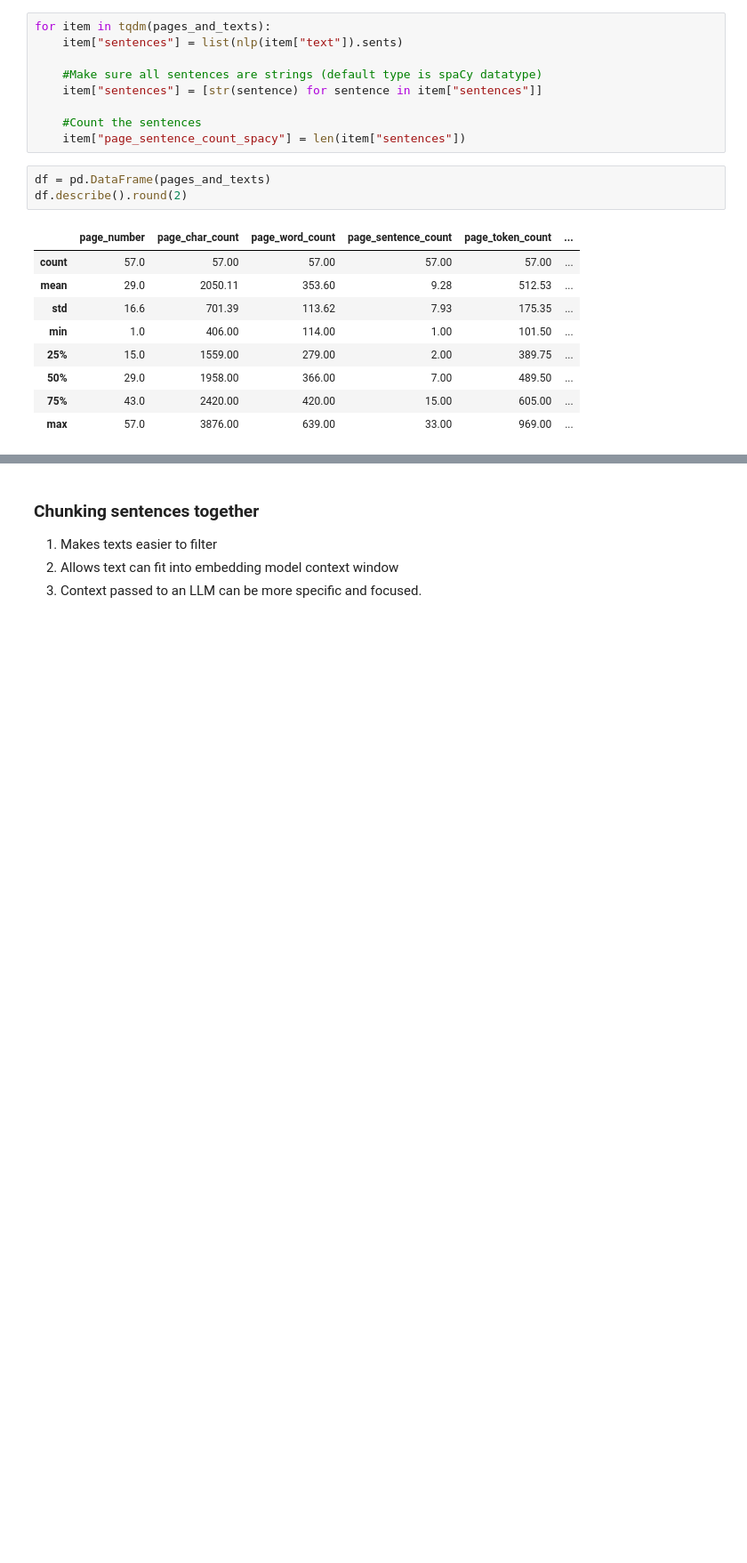
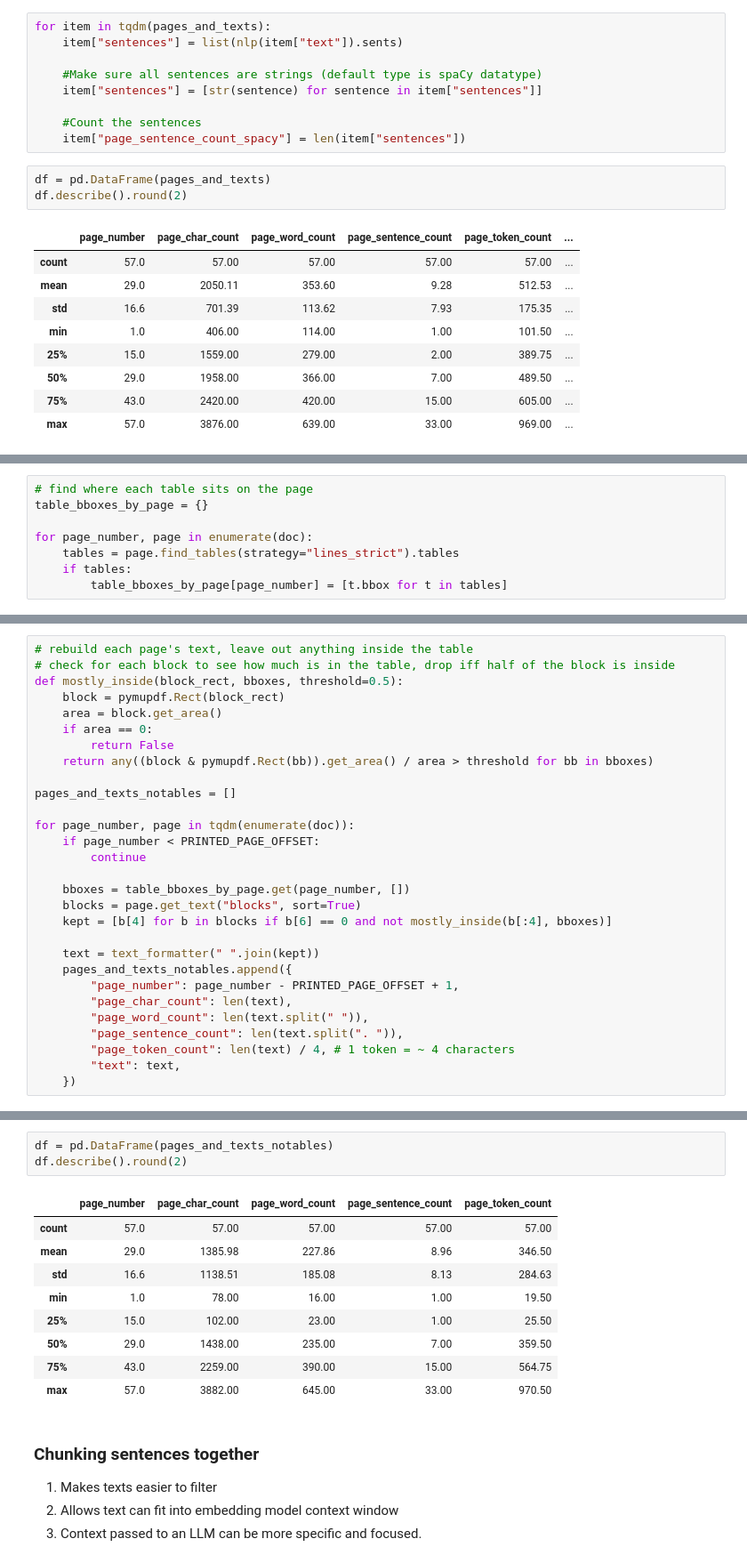
Before and after one commit to aplancher/RagWP, a Jupyter notebook: ragyou.ipynb, the cells around one changed output, grey strips where cells are left out. Shown at 89% size. Cells and saved outputs as stored; diff of their text form; blank space fills up the shorter version.

```diff
--- a/ragyou.ipynb
+++ b/ragyou.ipynb
@@ -434,0 +387,8 @@ df.describe().round(2)
+# %%
+# find where each table sits on the page
+table_bboxes_by_page = {}
+
+for page_number, page in enumerate(doc):
+    tables = page.find_tables(strategy="lines_strict").tables
+    if tables:
+        table_bboxes_by_page[page_number] = [t.bbox for t in tables]
@@ -434,0 +399,29 @@ df.describe().round(2)
+# %%
+# rebuild each page's text, leave out anything inside the table
+# check for each block to see how much is in the table, drop iff half of the block is inside
+def mostly_inside(block_rect, bboxes, threshold=0.5):
+    block = pymupdf.Rect(block_rect)
+    area = block.get_area()
+    if area == 0:
+        return False
+    return any((block & pymupdf.Rect(bb)).get_area() / area > threshold for bb in bboxes)
+
+pages_and_texts_notables = []
+
+for page_number, page in tqdm(enumerate(doc)):
+    if page_number < PRINTED_PAGE_OFFSET:
+        continue
+
+    bboxes = table_bboxes_by_page.get(page_number, [])
+    blocks = page.get_text("blocks", sort=True)
+    kept = [b[4] for b in blocks if b[6] == 0 and not mostly_inside(b[:4], bboxes)]
+
+    text = text_formatter(" ".join(kept))
+    pages_and_texts_notables.append({
+        "page_number": page_number - PRINTED_PAGE_OFFSET + 1,
+        "page_char_count": len(text),
+        "page_word_count": len(text.split(" ")),
+        "page_sentence_count": len(text.split(". ")),
+        "page_token_count": len(text) / 4, # 1 token = ~ 4 characters
+        "text": text,
+    })
@@ -435,3 +453,16 @@ df.describe().round(2)
+# %%
+df = pd.DataFrame(pages_and_texts_notables)
+df.describe().round(2)
+# %% [output]
+|  | page_number | page_char_count | page_word_count | page_sentence_count | page_token_count |
+| count | 57.0 | 57.00 | 57.00 | 57.00 | 57.00 |
+| mean | 29.0 | 1385.98 | 227.86 | 8.96 | 346.50 |
+| std | 16.6 | 1138.51 | 185.08 | 8.13 | 284.63 |
+| min | 1.0 | 78.00 | 16.00 | 1.00 | 19.50 |
+| 25% | 15.0 | 102.00 | 23.00 | 1.00 | 25.50 |
+| 50% | 29.0 | 1438.00 | 235.00 | 7.00 | 359.50 |
+| 75% | 43.0 | 2259.00 | 390.00 | 15.00 | 564.75 |
+| max | 57.0 | 3882.00 | 645.00 | 33.00 | 970.50 |
 # %% [markdown]
 ### Chunking sentences together
 1. Makes texts easier to filter
```
Also changed, not shown: parts of 14 cells of this notebook.
